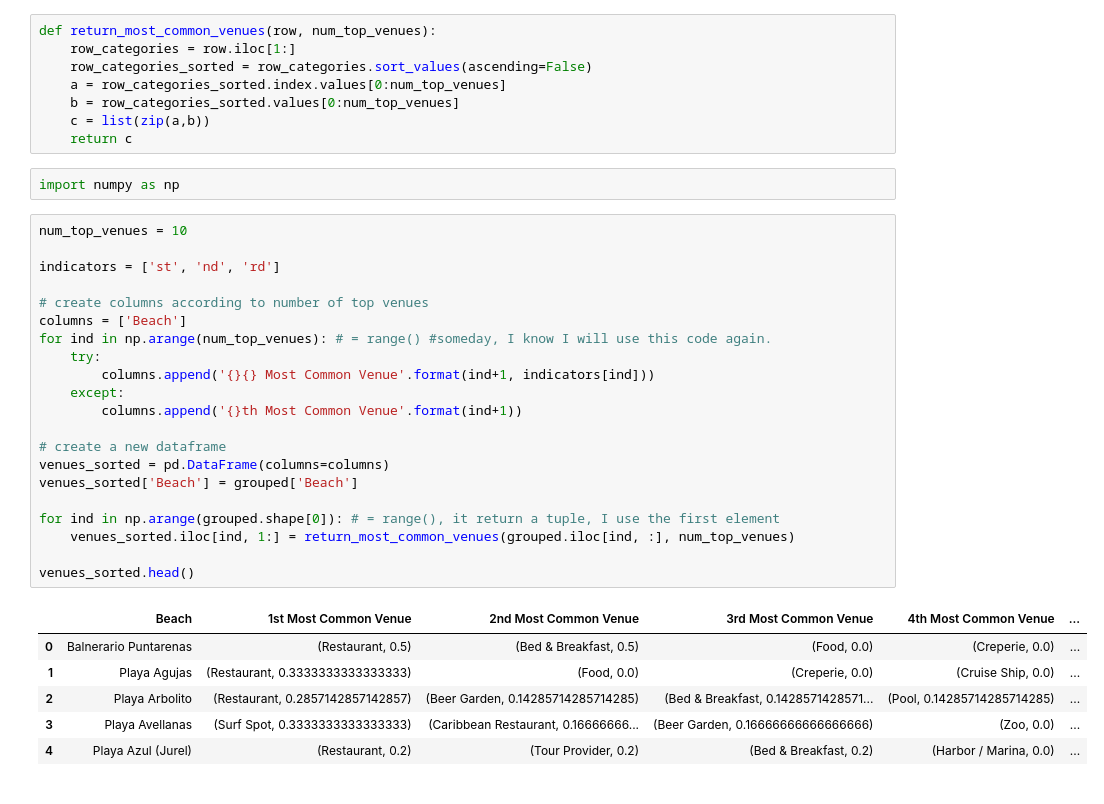
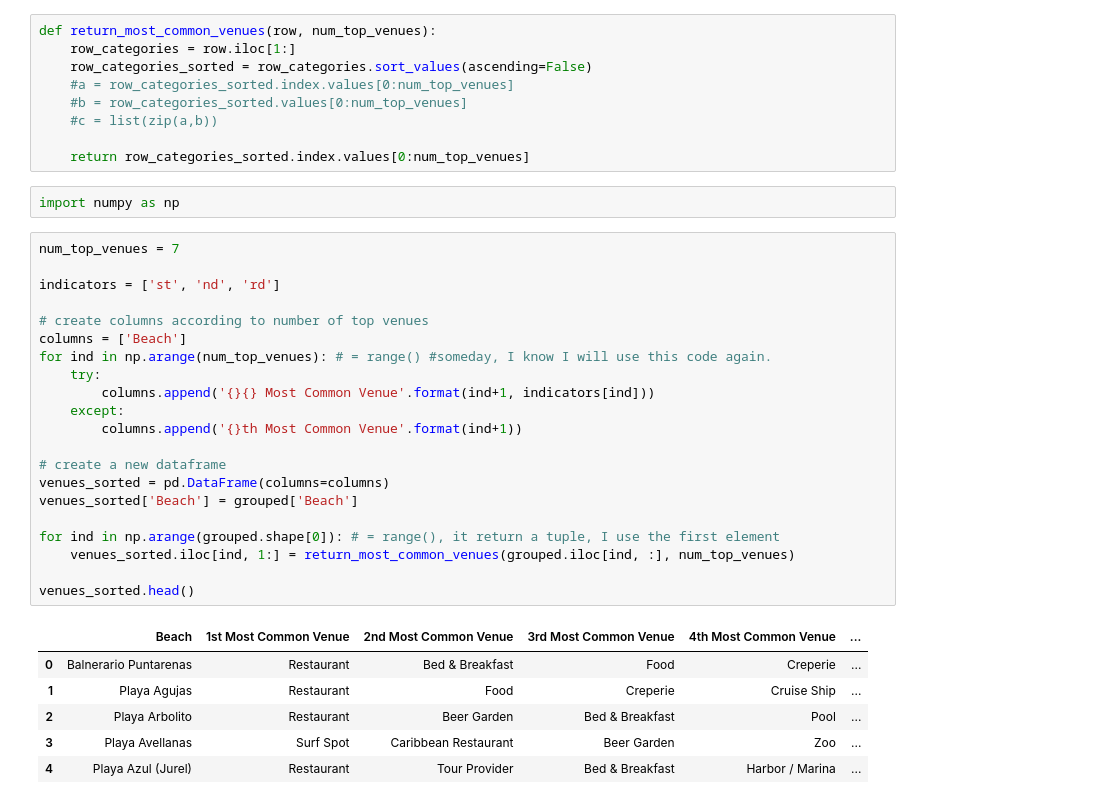
Before and after one commit to jesagocr/DataScience_IBM_Coursera_Capstone, a Jupyter notebook: projectBeaches.ipynb, the cells around one changed output. Saved outputs shown, nothing was run; the diff lists cells and outputs as text.

```diff
--- a/projectBeaches.ipynb
+++ b/projectBeaches.ipynb
@@ -951,37 +933,38 @@ grouped.head()
 def return_most_common_venues(row, num_top_venues):
     row_categories = row.iloc[1:]
     row_categories_sorted = row_categories.sort_values(ascending=False)
-    a = row_categories_sorted.index.values[0:num_top_venues]
-    b = row_categories_sorted.values[0:num_top_venues]
-    c = list(zip(a,b))
-    return c
+    #a = row_categories_sorted.index.values[0:num_top_venues]
+    #b = row_categories_sorted.values[0:num_top_venues]
+    #c = list(zip(a,b))
+
+    return row_categories_sorted.index.values[0:num_top_venues]
 # %%
 import numpy as np
 # %%
-num_top_venues = 10
+num_top_venues = 7
 
 indicators = ['st', 'nd', 'rd']
 
 # create columns according to number of top venues
 columns = ['Beach']
 for ind in np.arange(num_top_venues): # = range() #someday, I know I will use this code again.
     try:
         columns.append('{}{} Most Common Venue'.format(ind+1, indicators[ind]))
     except:
         columns.append('{}th Most Common Venue'.format(ind+1))
 
 # create a new dataframe
 venues_sorted = pd.DataFrame(columns=columns)
 venues_sorted['Beach'] = grouped['Beach']
 
 for ind in np.arange(grouped.shape[0]): # = range(), it return a tuple, I use the first element
     venues_sorted.iloc[ind, 1:] = return_most_common_venues(grouped.iloc[ind, :], num_top_venues)
 
 venues_sorted.head()
 # %% [output]
 |  | Beach | 1st Most Common Venue | 2nd Most Common Venue | 3rd Most Common Venue | 4th Most Common Venue | ... |
-| 0 | Balnerario Puntarenas | (Restaurant, 0.5) | (Bed & Breakfast, 0.5) | (Food, 0.0) | (Creperie, 0.0) | ... |
-| 1 | Playa Agujas | (Restaurant, 0.3333333333333333) | (Food, 0.0) | (Creperie, 0.0) | (Cruise Ship, 0.0) | ... |
-| 2 | Playa Arbolito | (Restaurant, 0.2857142857142857) | (Beer Garden, 0.14285714285714285) | (Bed & Breakfast, 0.1428571428571... | (Pool, 0.14285714285714285) | ... |
-| 3 | Playa Avellanas | (Surf Spot, 0.3333333333333333) | (Caribbean Restaurant, 0.16666666... | (Beer Garden, 0.16666666666666666) | (Zoo, 0.0) | ... |
-| 4 | Playa Azul (Jurel) | (Restaurant, 0.2) | (Tour Provider, 0.2) | (Bed & Breakfast, 0.2) | (Harbor / Marina, 0.0) | ... |
+| 0 | Balnerario Puntarenas | Restaurant | Bed & Breakfast | Food | Creperie | ... |
+| 1 | Playa Agujas | Restaurant | Food | Creperie | Cruise Ship | ... |
+| 2 | Playa Arbolito | Restaurant | Beer Garden | Bed & Breakfast | Pool | ... |
+| 3 | Playa Avellanas | Surf Spot | Caribbean Restaurant | Beer Garden | Zoo | ... |
+| 4 | Playa Azul (Jurel) | Restaurant | Tour Provider | Bed & Breakfast | Harbor / Marina | ... |
```
Also changed, not shown: parts of 8 cells of this notebook.
